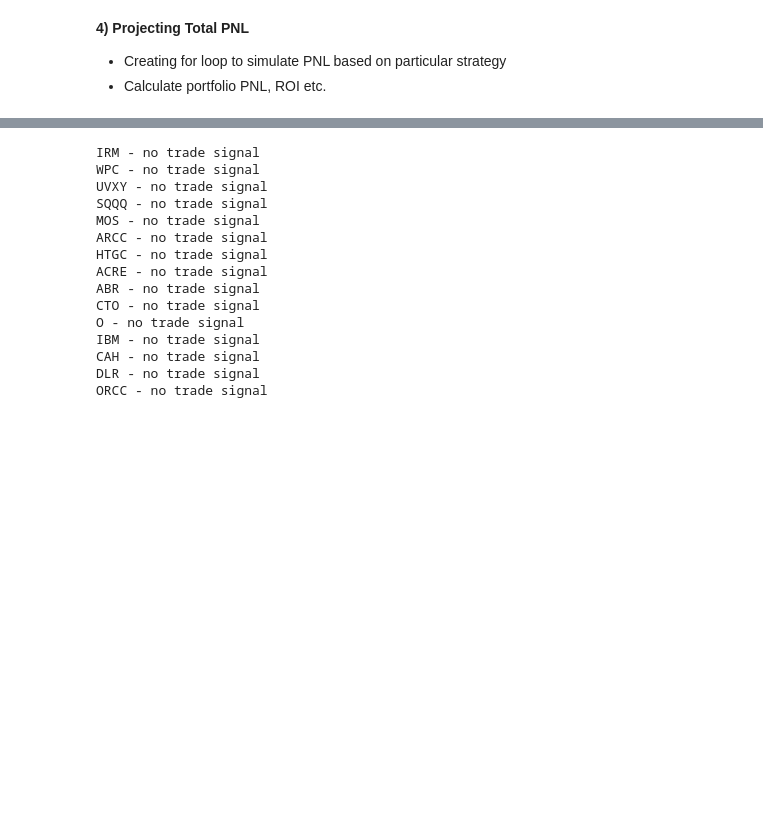
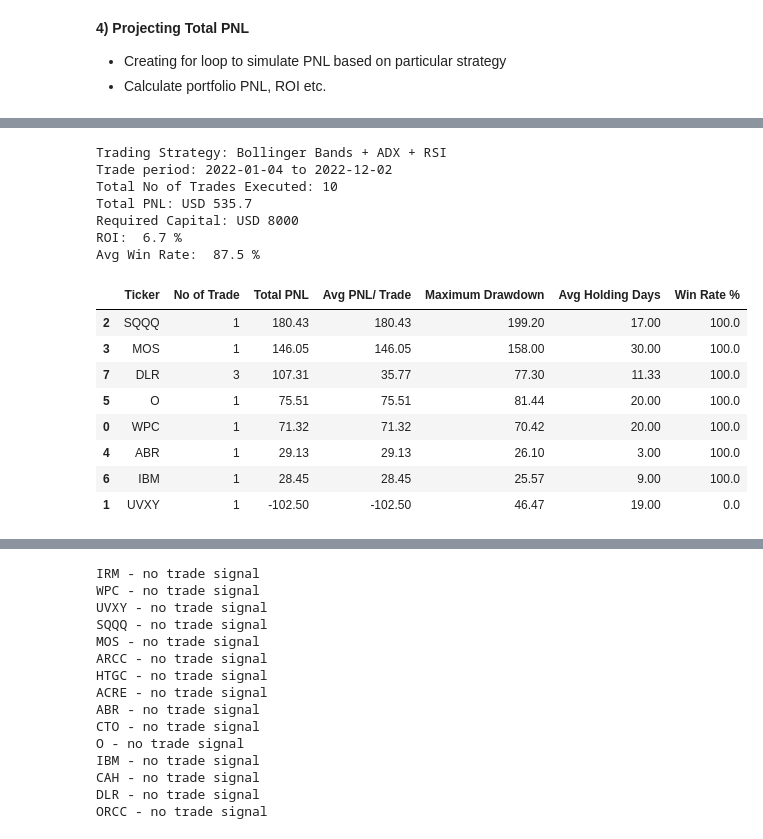
Before and after one commit to jade-lam/AlgorithmicTrading, a Jupyter notebook: US Stocks - Backtesting & PNL Calculation.ipynb, the cells around one changed output, grey strips where cells are left out. Saved outputs shown, nothing was run; the diff lists cells and outputs as text; code cells hidden in the pictures; blank space fills up the shorter version.

```diff
--- a/US Stocks - Backtesting & PNL Calculation.ipynb
+++ b/US Stocks - Backtesting & PNL Calculation.ipynb
@@ -635,3 +748,35 @@ def backtest_ic(df):
+# %%
+# PNL for Bollinger Bands + ADX + RSI Strategy
+
+measure_date = df_list[1].loc[1, 'Date']
+end_date = df_list[1].loc[df.index[-1], 'Date']
+print('Trading Strategy: Bollinger Bands + ADX + RSI')
+print('Trade period:', (measure_date.strftime('%Y-%m-%d')), 'to', end_date.strftime('%Y-%m-%d'))
+ROI = ((bbadxrsi_result_df['Total PNL'].sum()/ initial_capital)*100).round(2)
+MDD = bbadxrsi_result_df['Maximum Drawdown'].mean().round(2)
+print('Total No of Trades Executed:', (bbadxrsi_result_df['No of Trade'].sum()))
+print('Total PNL: USD', bbadxrsi_result_df['Total PNL'].sum().round(2))
+print('Required Capital: USD', initial_capital)
+print('ROI: ', ROI, '%')
+print('Avg Win Rate: ', bbadxrsi_result_df['Win Rate %'].mean().round(2), '%')
+bbadxrsi_result_df.sort_values(by=['Total PNL', 'Avg PNL/ Trade'], ascending=False)
+# %% [output]
+Trading Strategy: Bollinger Bands + ADX + RSI
+Trade period: 2022-01-04 to 2022-12-02
+Total No of Trades Executed: 10
+Total PNL: USD 535.7
+Required Capital: USD 8000
+ROI:  6.7 %
+Avg Win Rate:  87.5 %
+|  | Ticker | No of Trade | Total PNL | Avg PNL/ Trade | Maximum Drawdown | Avg Holding Days | Win Rate % |
+| 2 | SQQQ | 1 | 180.43 | 180.43 | 199.20 | 17.00 | 100.0 |
+| 3 | MOS | 1 | 146.05 | 146.05 | 158.00 | 30.00 | 100.0 |
+| 7 | DLR | 3 | 107.31 | 35.77 | 77.30 | 11.33 | 100.0 |
+| 5 | O | 1 | 75.51 | 75.51 | 81.44 | 20.00 | 100.0 |
+| 0 | WPC | 1 | 71.32 | 71.32 | 70.42 | 20.00 | 100.0 |
+| 4 | ABR | 1 | 29.13 | 29.13 | 26.10 | 3.00 | 100.0 |
+| 6 | IBM | 1 | 28.45 | 28.45 | 25.57 | 9.00 | 100.0 |
+| 1 | UVXY | 1 | -102.50 | -102.50 | 46.47 | 19.00 | 0.0 |
 # %%
 bbmacd_result_list = []
 
```
Also changed, not shown: parts of 6 cells of this notebook.
